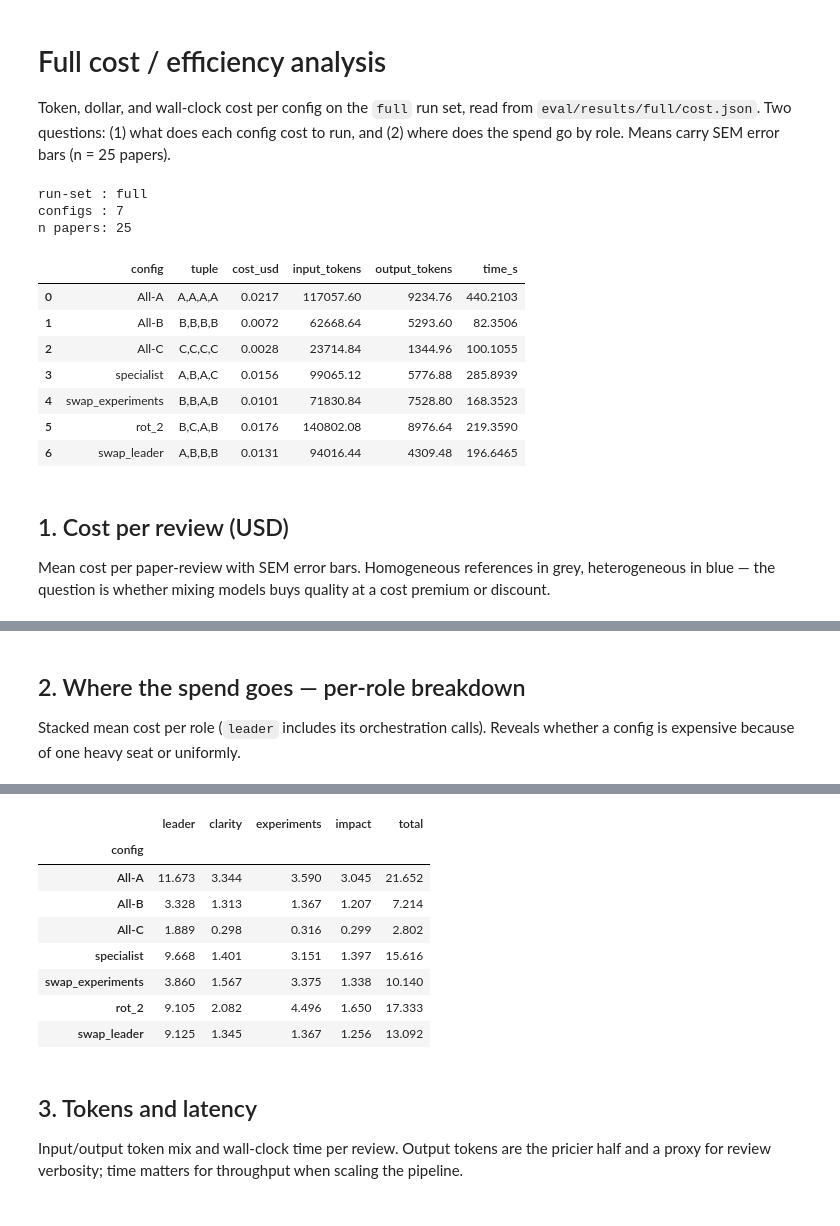
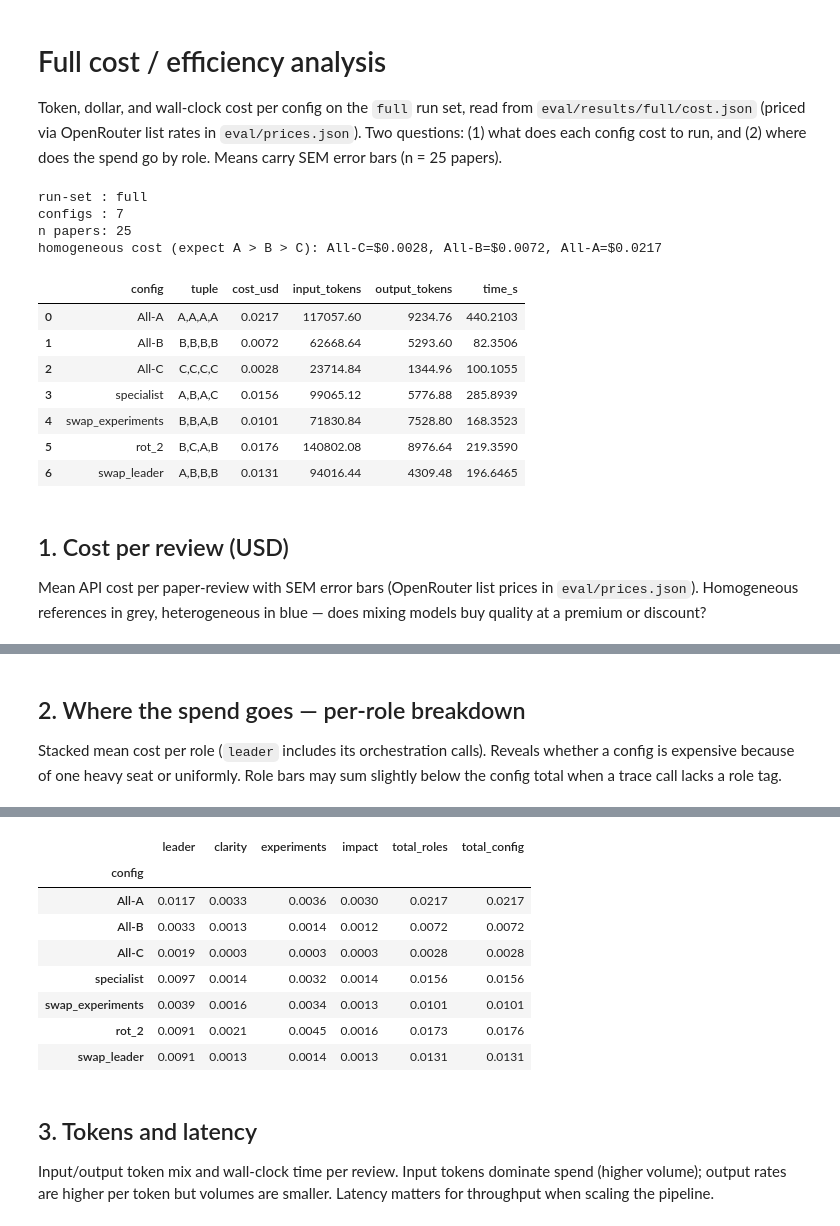
Before and after one commit to Akshat125/multi-agent-paper-review, a Jupyter notebook: eval/analysis/full_cost.ipynb, the cells around one changed output, grey strips where cells are left out. Saved outputs shown, nothing was run; the diff lists cells and outputs as text; code cells hidden in the pictures.

```diff
--- a/eval/analysis/full_cost.ipynb
+++ b/eval/analysis/full_cost.ipynb
@@ -2,8 +2,9 @@
 # Full cost / efficiency analysis
 
 Token, dollar, and wall-clock cost per config on the `full` run set, read from
-`eval/results/full/cost.json`. Two questions: (1) what does each config cost to run,
-and (2) where does the spend go by role. Means carry SEM error bars (n = 25 papers).
+`eval/results/full/cost.json` (priced via OpenRouter list rates in `eval/prices.json`).
+Two questions: (1) what does each config cost to run, and (2) where does the spend go by
+role. Means carry SEM error bars (n = 25 papers).
 # %%
 import json
 from pathlib import Path
@@ -75,6 +76,8 @@ def legend_below(
     )
     if title:
         kw["title"] = title
+    if labels is None:
+        labels = [h.get_label() for h in handles]
     fig.legend(handles, labels, **kw)
     return legend_bottom(xrot=xrot, titled=title is not None)
 
@@ -196,11 +199,16 @@ if "missing_price_models" in cost and cost["missing_price_models"]:
 print(f"run-set : {RUN_SET}")
 print(f"configs : {len(df)}")
 print(f"n papers: {int(per_config[order[0]]['cost_usd']['n'])}")
+homo = df[df["homogeneous"]].sort_values("cost_usd")
+print("homogeneous cost (expect A > B > C):", ", ".join(
+    f"{r.config}=${r.cost_usd:.4f}" for _, r in homo.iterrows()
+))
 df[["config", "tuple", "cost_usd", "input_tokens", "output_tokens", "time_s"]].round(4)
 # %% [output]
 run-set : full
 configs : 7
 n papers: 25
+homogeneous cost (expect A > B > C): All-C=$0.0028, All-B=$0.0072, All-A=$0.0217
 |  | config | tuple | cost_usd | input_tokens | output_tokens | time_s |
 | 0 | All-A | A,A,A,A | 0.0217 | 117057.60 | 9234.76 | 440.2103 |
 | 1 | All-B | B,B,B,B | 0.0072 | 62668.64 | 5293.60 | 82.3506 |
@@ -212,9 +220,9 @@ n papers: 25
 # %% [markdown]
 ## 1. Cost per review (USD)
 
-Mean cost per paper-review with SEM error bars. Homogeneous references in grey,
-heterogeneous in blue — the question is whether mixing models buys quality at a cost
-premium or discount.
+Mean API cost per paper-review with SEM error bars (OpenRouter list prices in
+`eval/prices.json`). Homogeneous references in grey, heterogeneous in blue — does mixing
+models buy quality at a premium or discount?
 # %%
 d = df.sort_values("cost_usd")
 colors = [C_REF if h else C_HET for h in d["homogeneous"]]
@@ -251,48 +259,54 @@ plt.show()
 ## 2. Where the spend goes — per-role breakdown
 
 Stacked mean cost per role (`leader` includes its orchestration calls). Reveals whether a
-config is expensive because of one heavy seat or uniformly.
+config is expensive because of one heavy seat or uniformly. Role bars may sum slightly
+below the config total when a trace call lacks a role tag.
 # %%
 role_rows = []
 for c in order:
     by_role = per_config[c]["by_role"]
     rec = {"config": c}
     for r in ROLES:
-        rec[r] = by_role.get(r, {}).get("cost_usd", {}).get("mean", 0.0) * 1000
+        rec[r] = by_role.get(r, {}).get("cost_usd", {}).get("mean", 0.0)
     role_rows.append(rec)
 
 rdf = pd.DataFrame(role_rows).set_index("config").reindex(order)
 
+x = np.arange(len(rdf))
 fig, ax = plt.subplots(figsize=FIG_RANK)
 bottom_arr = np.zeros(len(rdf))
 for r in ROLES:
-    ax.bar(rdf.index, rdf[r], bottom=bottom_arr, label=r, color=ROLE_COLORS[r])
+    ax.bar(x, rdf[r], bottom=bottom_arr, label=r, color=ROLE_COLORS[r])
     bottom_arr += rdf[r].values
-ax.set_xticks(range(len(rdf)))
-ax.set_ylabel("mean cost per review (milli-USD)")
+ax.set_xticks(x)
+ax.set_xticklabels(rdf.index, rotation=30, ha="right")
+ax.set_ylabel("mean cost per review (USD)")
 ax.set_title(fig_title("Per-role cost breakdown"))
-ax.set_xticklabels(rdf.index, rotation=30, ha="right")
 bottom = legend_below(fig, ax, ncol=4, xrot=30)
 save_fig(fig, FIG_DIR / "cost_by_role.png", bottom=bottom)
 plt.show()
 
-display((rdf.round(3)).assign(total=rdf.sum(axis=1).round(3)))
+display(rdf.round(4).assign(
+    total_roles=rdf.sum(axis=1).round(4),
+    total_config=df.set_index("config").loc[rdf.index, "cost_usd"].round(4),
+))
 # %% [output]
 [drawing not drawn]
-|  | leader | clarity | experiments | impact | total |
-| config |  |  |  |  |  |
-| All-A | 11.673 | 3.344 | 3.590 | 3.045 | 21.652 |
-| All-B | 3.328 | 1.313 | 1.367 | 1.207 | 7.214 |
-| All-C | 1.889 | 0.298 | 0.316 | 0.299 | 2.802 |
-| specialist | 9.668 | 1.401 | 3.151 | 1.397 | 15.616 |
-| swap_experiments | 3.860 | 1.567 | 3.375 | 1.338 | 10.140 |
-| rot_2 | 9.105 | 2.082 | 4.496 | 1.650 | 17.333 |
-| swap_leader | 9.125 | 1.345 | 1.367 | 1.256 | 13.092 |
+|  | leader | clarity | experiments | impact | total_roles | total_config |
+| config |  |  |  |  |  |  |
+| All-A | 0.0117 | 0.0033 | 0.0036 | 0.0030 | 0.0217 | 0.0217 |
+| All-B | 0.0033 | 0.0013 | 0.0014 | 0.0012 | 0.0072 | 0.0072 |
+| All-C | 0.0019 | 0.0003 | 0.0003 | 0.0003 | 0.0028 | 0.0028 |
+| specialist | 0.0097 | 0.0014 | 0.0032 | 0.0014 | 0.0156 | 0.0156 |
+| swap_experiments | 0.0039 | 0.0016 | 0.0034 | 0.0013 | 0.0101 | 0.0101 |
+| rot_2 | 0.0091 | 0.0021 | 0.0045 | 0.0016 | 0.0173 | 0.0176 |
+| swap_leader | 0.0091 | 0.0013 | 0.0014 | 0.0013 | 0.0131 | 0.0131 |
 # %% [markdown]
 ## 3. Tokens and latency
 
-Input/output token mix and wall-clock time per review. Output tokens are the pricier half
-and a proxy for review verbosity; time matters for throughput when scaling the pipeline.
+Input/output token mix and wall-clock time per review. Input tokens dominate spend
+(higher volume); output rates are higher per token but volumes are smaller. Latency
+matters for throughput when scaling the pipeline.
 # %%
 from matplotlib.patches import Patch
 
```
Also changed, not shown: parts of 6 cells of this notebook, 23 other files.
